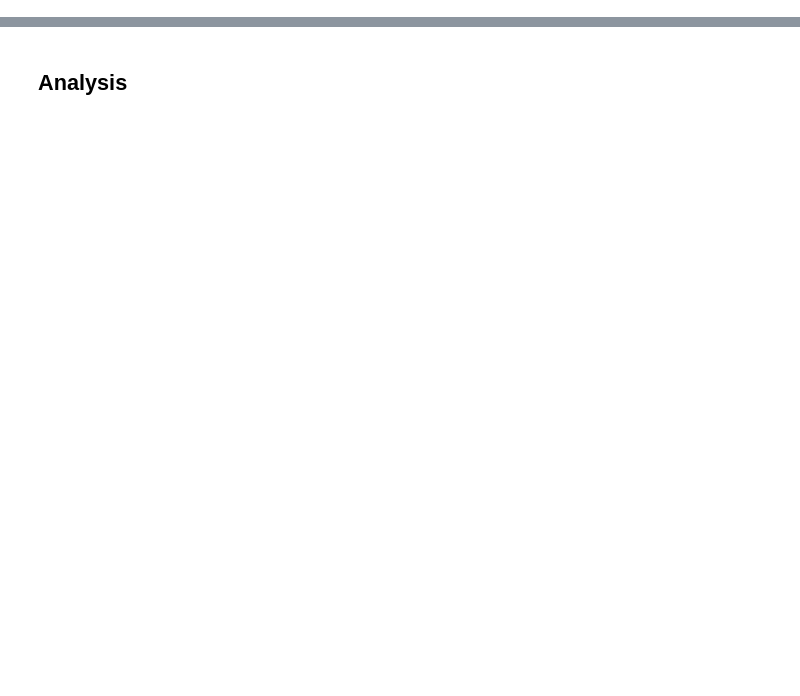
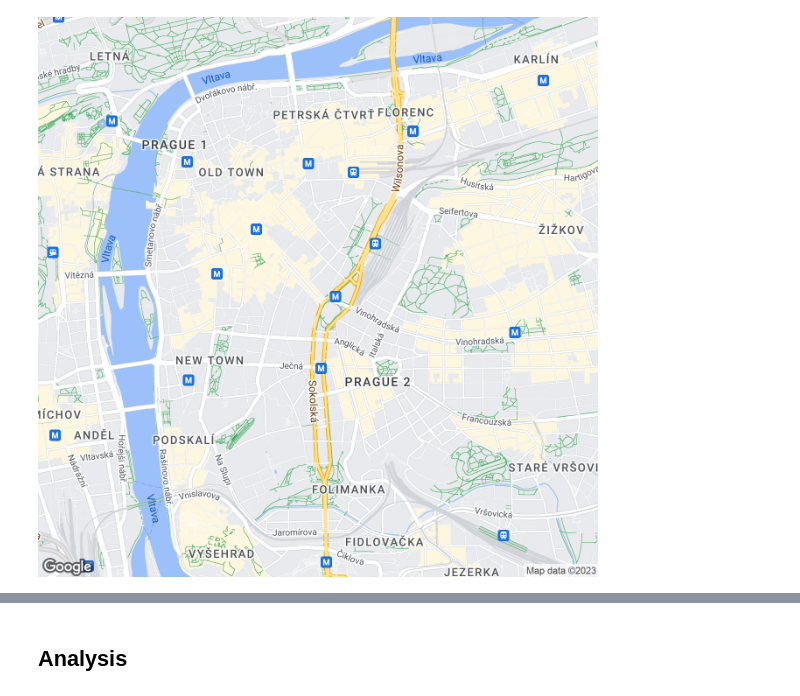
Before and after one commit to vvolhejn/spacetime-maps, a Jupyter notebook: backend/playground.ipynb, the cells around one changed output, grey strips where cells are left out. Cells and saved outputs as stored; diff of their text form; code cells hidden in the pictures; blank space fills up the shorter version.

```diff
--- a/backend/playground.ipynb
+++ b/backend/playground.ipynb
@@ -34,3 +40,5 @@ IPython.display.Image(image)
 # %%
-image = gmaps.get_static_map(zurich, zoom, markers=grid.get_snapped_locations(), size_pixels=size_pixels)
+image = gmaps.get_static_map(prague, zoom, markers=[], size_pixels=size_pixels)
 IPython.display.Image(image)
+# %% [output]
+[figure, added]
```
Also changed, not shown: parts of 16 cells of this notebook, 5 other files.
